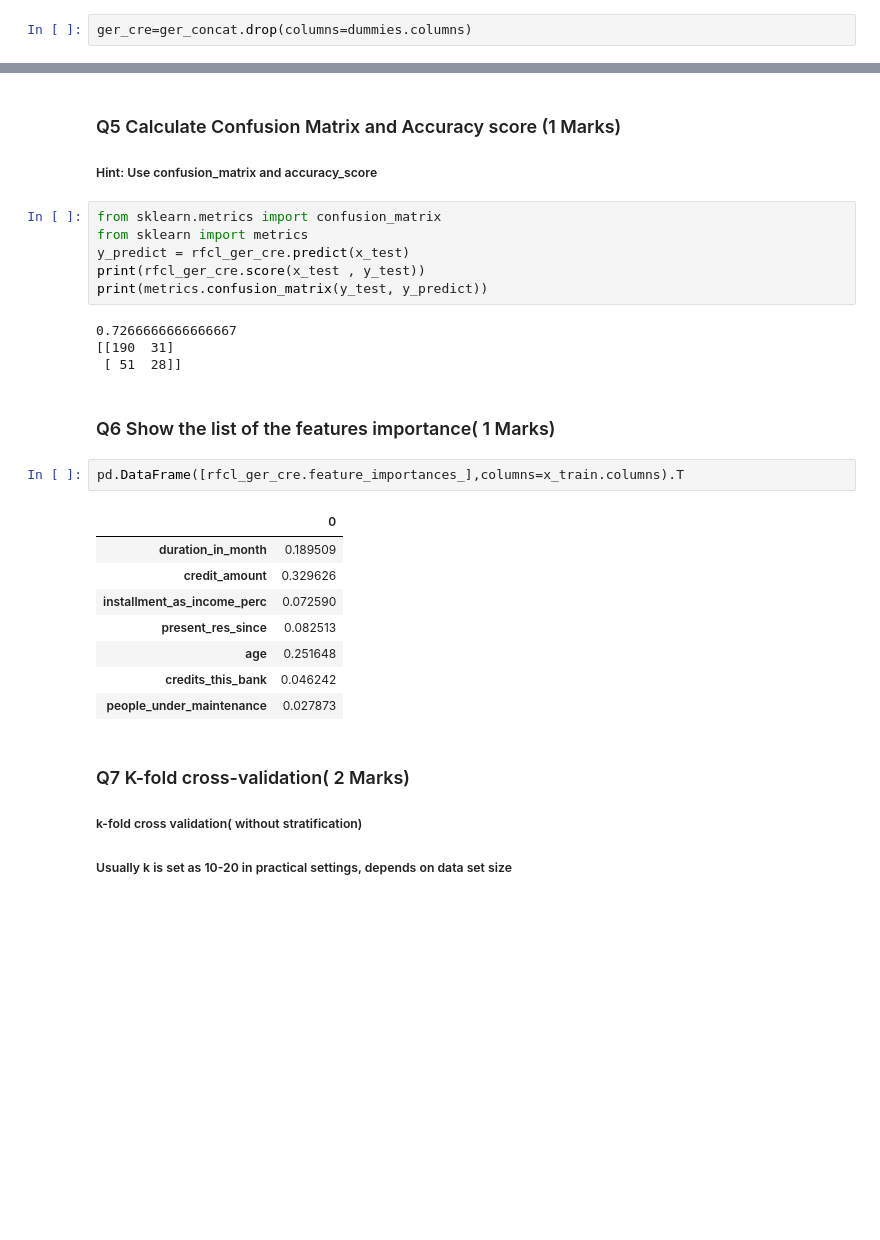
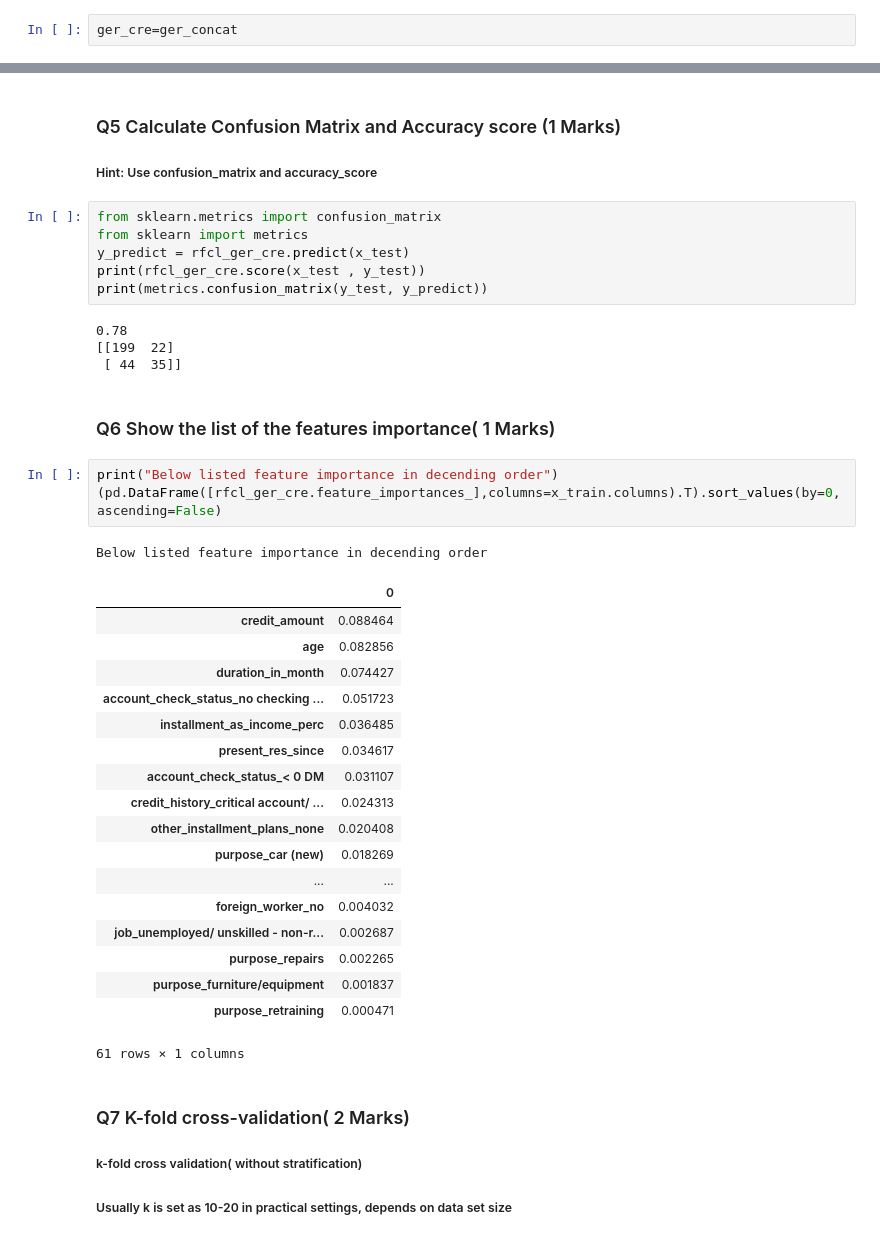
Before and after one commit to GreatLearningAIML1/aiml-ml-hyd-apr-19-batch-Manikanta2991, a Jupyter notebook: R4_External_Lab_Validation_Accuracy_Manikanta.ipynb, the cells around one changed output, grey strips where cells are left out. Drawn from its saved outputs; the diff is of its cells as text; blank space fills up the shorter version.

```diff
--- a/R4_External_Lab_Validation_Accuracy_Manikanta.ipynb
+++ b/R4_External_Lab_Validation_Accuracy_Manikanta.ipynb
@@ -95,7 +110,7 @@ sns.heatmap(ger_cre.corr(),annot=True,ax=ax)
 # %% [markdown]
 ### Drop the original variables which are converted to dummy
 # %%
-ger_cre=ger_concat.drop(columns=dummies.columns)
+ger_cre=ger_concat
 # %%
 ger_cre.info()
 # %% [output]
@@ -150,22 +169,34 @@ y_predict = rfcl_ger_cre.predict(x_test)
 print(rfcl_ger_cre.score(x_test , y_test))
 print(metrics.confusion_matrix(y_test, y_predict))
 # %% [output]
-0.7266666666666667
-[[190  31]
- [ 51  28]]
+0.78
+[[199  22]
+ [ 44  35]]
 # %% [markdown]
 ### Q6 Show the list of the features importance( 1 Marks)
 # %%
-pd.DataFrame([rfcl_ger_cre.feature_importances_],columns=x_train.columns).T
+print("Below listed feature importance in decending order")
+(pd.DataFrame([rfcl_ger_cre.feature_importances_],columns=x_train.columns).T).sort_values(by=0,ascending=False)
 # %% [output]
+Below listed feature importance in decending order
 |  | 0 |
-| duration_in_month | 0.189509 |
-| credit_amount | 0.329626 |
-| installment_as_income_perc | 0.072590 |
-| present_res_since | 0.082513 |
-| age | 0.251648 |
-| credits_this_bank | 0.046242 |
-| people_under_maintenance | 0.027873 |
+| credit_amount | 0.088464 |
+| age | 0.082856 |
+| duration_in_month | 0.074427 |
+| account_check_status_no checking ... | 0.051723 |
+| installment_as_income_perc | 0.036485 |
+| present_res_since | 0.034617 |
+| account_check_status_< 0 DM | 0.031107 |
+| credit_history_critical account/ ... | 0.024313 |
+| other_installment_plans_none | 0.020408 |
+| purpose_car (new) | 0.018269 |
+| ... | ... |
+| foreign_worker_no | 0.004032 |
+| job_unemployed/ unskilled - non-r... | 0.002687 |
+| purpose_repairs | 0.002265 |
+| purpose_furniture/equipment | 0.001837 |
+| purpose_retraining | 0.000471 |
+61 rows × 1 columns
 # %% [markdown]
 ### Q7 K-fold cross-validation( 2 Marks)
 ##### k-fold cross validation( without stratification)
```
Also changed, not shown: parts of 17 cells of this notebook.
